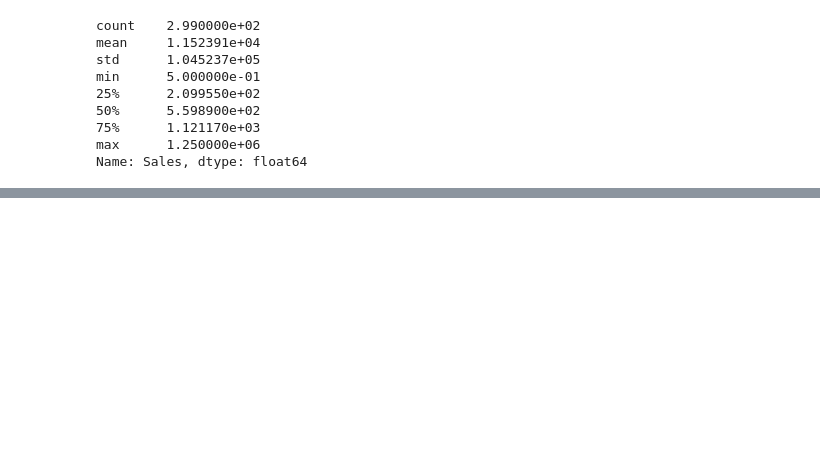
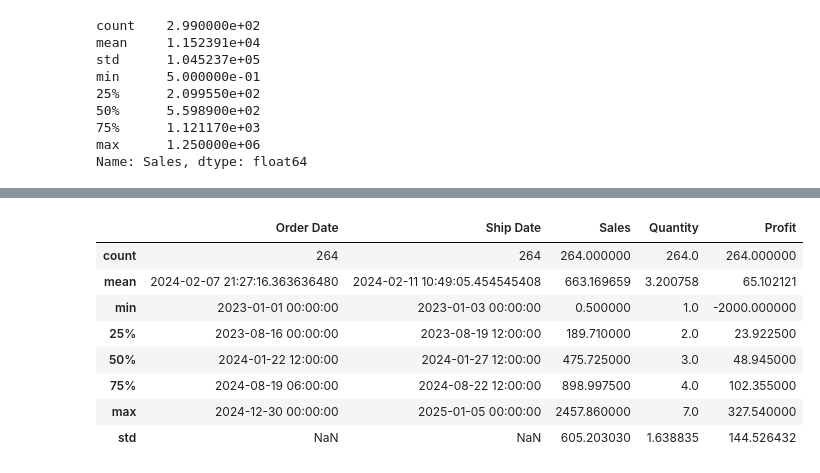
Before and after one commit to rfaoktvian/VisualisasiData_College, a Jupyter notebook: Assignment2/main.ipynb, the cells around one changed output, grey strips where cells are left out. Saved outputs shown, nothing was run; the diff lists cells and outputs as text; code cells hidden in the pictures; blank space fills up the shorter version.

```diff
--- a/Assignment2/main.ipynb
+++ b/Assignment2/main.ipynb
@@ -351,0 +363,7 @@ memory usage: 23.7+ KB
+# %%
+Q1 = df['Sales'].quantile(0.25)
+Q3 = df['Sales'].quantile(0.75)
+IQR = Q3 - Q1
+
+upper_bound = Q3 + 1.5 * IQR
+df = df[df['Sales'] <= upper_bound]
@@ -351,0 +382,12 @@ memory usage: 23.7+ KB
+# %%
+df.describe()
+# %% [output]
+|  | Order Date | Ship Date | Sales | Quantity | Profit |
+| count | 264 | 264 | 264.000000 | 264.0 | 264.000000 |
+| mean | 2024-02-07 21:27:16.363636480 | 2024-02-11 10:49:05.454545408 | 663.169659 | 3.200758 | 65.102121 |
+| min | 2023-01-01 00:00:00 | 2023-01-03 00:00:00 | 0.500000 | 1.0 | -2000.000000 |
+| 25% | 2023-08-16 00:00:00 | 2023-08-19 12:00:00 | 189.710000 | 2.0 | 23.922500 |
+| 50% | 2024-01-22 12:00:00 | 2024-01-27 12:00:00 | 475.725000 | 3.0 | 48.945000 |
+| 75% | 2024-08-19 06:00:00 | 2024-08-22 12:00:00 | 898.997500 | 4.0 | 102.355000 |
+| max | 2024-12-30 00:00:00 | 2025-01-05 00:00:00 | 2457.860000 | 7.0 | 327.540000 |
+| std | NaN | NaN | 605.203030 | 1.638835 | 144.526432 |
```
Also changed, not shown: parts of 10 cells of this notebook.
